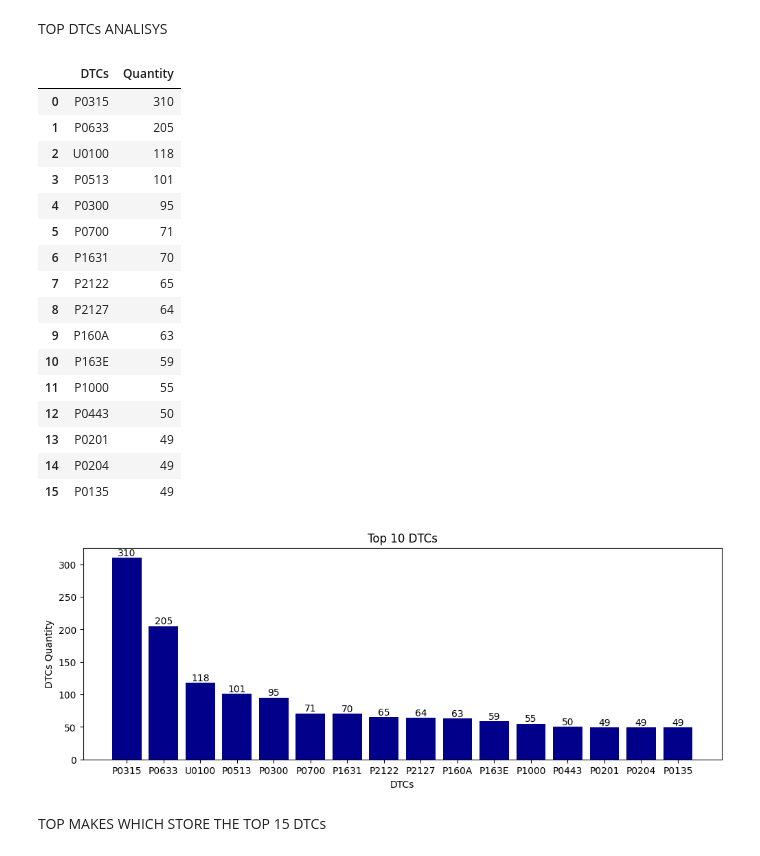
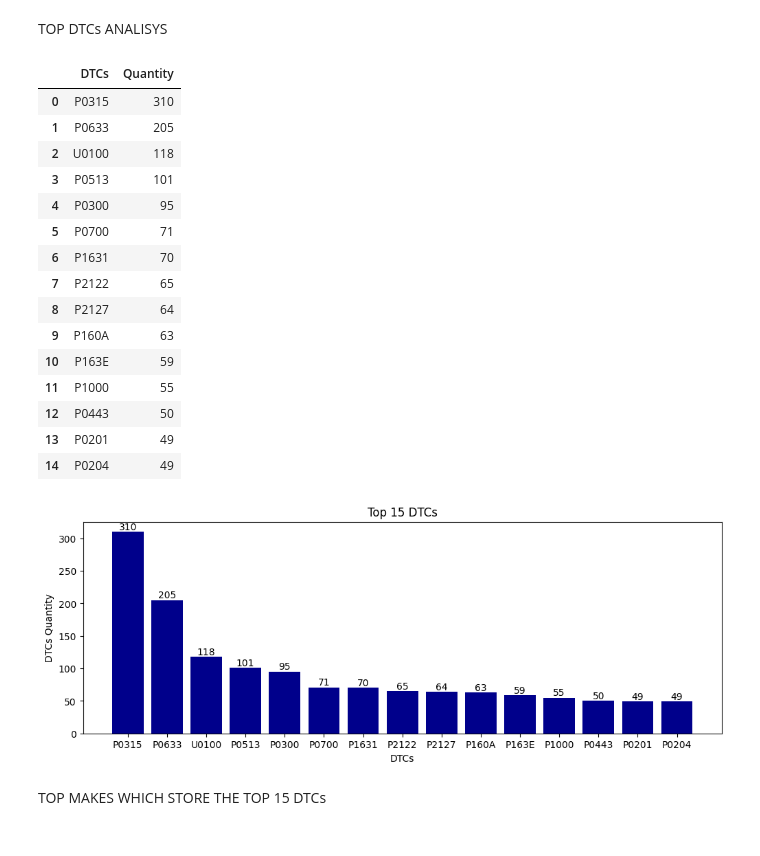
Before and after one commit to weversonbarbieri/automotive_diagnostic_data_analysis, a Jupyter notebook: notebooks/dtc_data_analysis.ipynb, the cells around one changed output. Cells and saved outputs as stored; diff of their text form; code cells hidden in the pictures.

```diff
--- a/notebooks/dtc_data_analysis.ipynb
+++ b/notebooks/dtc_data_analysis.ipynb
@@ -87,7 +87,7 @@ dtcs_quantity = pd.DataFrame({'DTCs': dtcs_counts.index, 'Quantity': dtcs_counts
 TOP DTCs ANALISYS
 # %%
 # Variable to save the top 15 dtcs as the DTC P0315 is not relevante or causes any problems.
-top_dtcs = dtcs_quantity.head(16)
+top_dtcs = dtcs_quantity.head(15)
 # %%
 # Print the df
 top_dtcs
@@ -108,19 +108,18 @@ top_dtcs
 | 12 | P0443 | 50 |
 | 13 | P0201 | 49 |
 | 14 | P0204 | 49 |
-| 15 | P0135 | 49 |
 # %%
 # Create the chart with the top 15 dtcs
 plt.figure(figsize=(12, 4))
 # Store in this variable to set the bar labels in the nethod = plt.bar_label
 bars = plt.bar(top_dtcs['DTCs'], top_dtcs['Quantity'], color='darkblue')
 plt.xlabel('DTCs')
 plt.ylabel('DTCs Quantity')
-plt.title('Top 10 DTCs')
+plt.title('Top 15 DTCs')
 plt.bar_label(container=bars)
 plt.show()
 # %% [output]
-[figure, old version]
+[figure, new version]
 # %%
 # Create a list from column 'DTCs'
 top_dtcs_list = top_dtcs['DTCs'].tolist()
```
Also changed, not shown: 8 other files.
